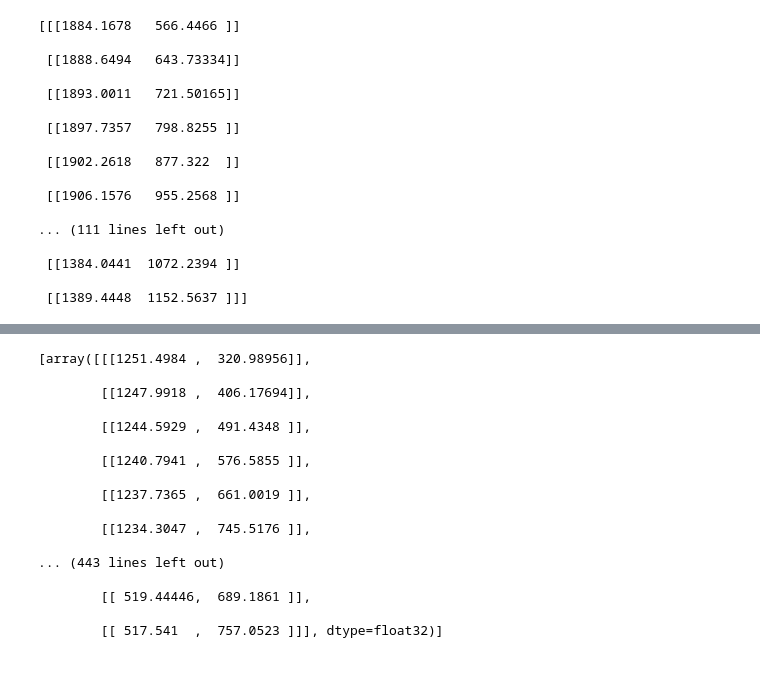
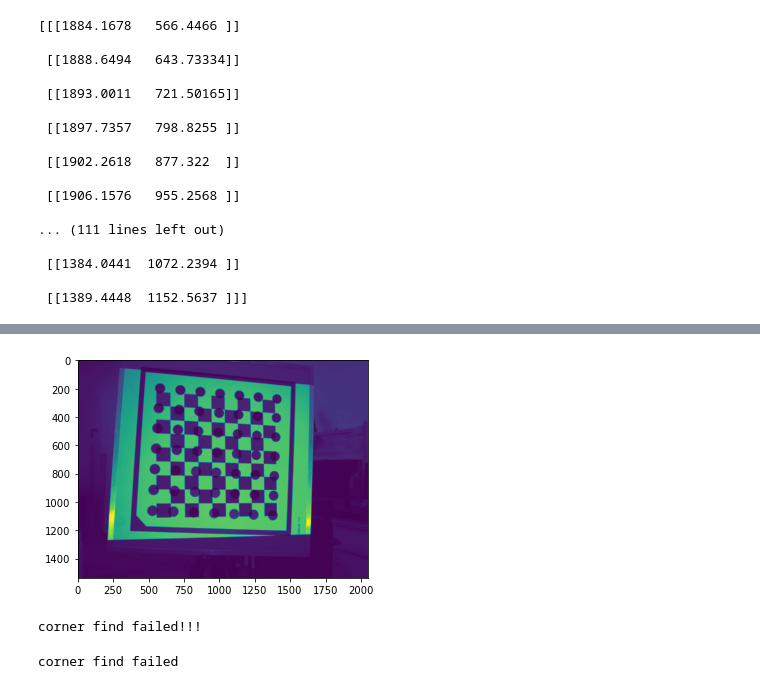
Before and after one commit to niekai1982/3D_Camera, a Jupyter notebook: camera_clibrate.ipynb, the cells around one changed output, grey strips where cells are left out. Drawn from its saved outputs; the diff is of its cells as text; code cells hidden in the pictures.

Commit message:
ver1.0
complete system calibration(include camera and projector)

```diff
--- a/camera_clibrate.ipynb
+++ b/camera_clibrate.ipynb
@@ -106,20 +84,31 @@ objpoints
-# %%
-imgpoints
-# %% [output]
-[array([[[1251.4984 ,  320.98956]],
-
-        [[1247.9918 ,  406.17694]],
-
-        [[1244.5929 ,  491.4348 ]],
-
-        [[1240.7941 ,  576.5855 ]],
-
-        [[1237.7365 ,  661.0019 ]],
-
-        [[1234.3047 ,  745.5176 ]],
-
-... (443 lines left out)
-
-        [[ 519.44446,  689.1861 ]],
-
-        [[ 517.541  ,  757.0523 ]]], dtype=float32)]
+# %%
+pattern_set = glob.glob('../data/TI/cd_11_15_2/*.jpg')
+pattern_set.sort()
+# %%
+img = cv2.imread(pattern_set[2],0)
+plt.imshow(img)
+plt.show()
+# %% [output]
+[figure, added]
+# %%
+ret, corners = cv2.findCirclesGrid(img, (7, 7), cv2.CALIB_CB_SYMMETRIC_GRID)
+if ret:
+    vis = cv2.cvtColor(img, cv2.COLOR_GRAY2RGB)
+    cv2.drawChessboardCorners(vis, (7,7), corners, ret)
+    plt.imshow(vis)
+    plt.show()
+else:
+    print("corner find failed!!!")
+# %% [output]
+corner find failed!!!
+# %%
+scale_img = cv2.resize(img, (img.shape[1]//4, img.shape[0]//4))
+scale_img = 255 - scale_img
+ret, corners = cv2.findChessboardCorners(scale_img, (8, 8))
+if ret:
+    plt.imshow(scale_img)
+    plt.show()
+else:
+    print("corner find failed")
+# %% [output]
+corner find failed
```
Also changed, not shown: parts of 9 cells of this notebook, 14 other files.
